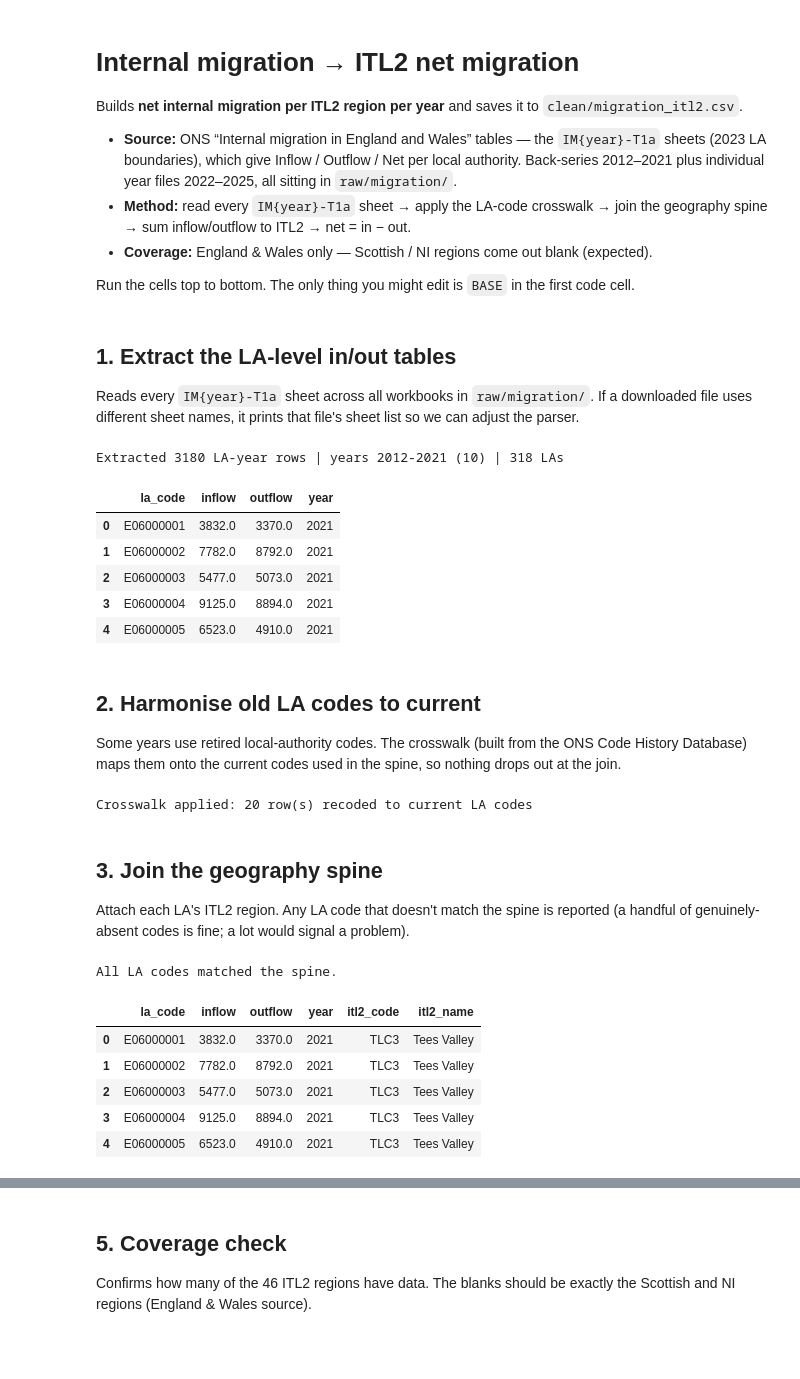
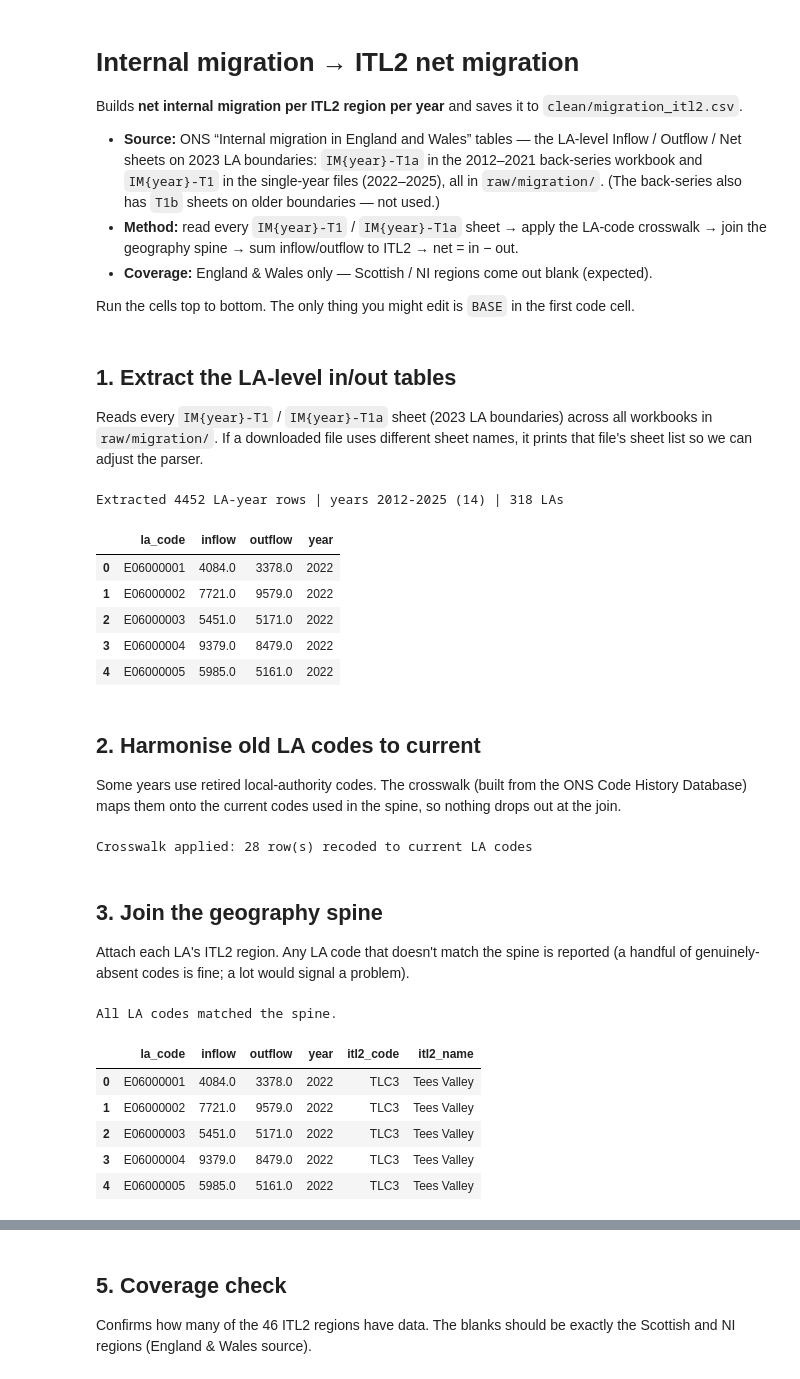
Before and after one commit to hcantekin/Regional-dynamism, a Jupyter notebook: build/migration.ipynb, the cells around one changed output, grey strips where cells are left out. Cells and saved outputs as stored; diff of their text form; code cells hidden in the pictures; blank space fills up the shorter version.

```diff
--- a/build/migration.ipynb
+++ b/build/migration.ipynb
@@ -3,8 +3,8 @@
 
 Builds **net internal migration per ITL2 region per year** and saves it to `clean/migration_itl2.csv`.
 
-- **Source:** ONS “Internal migration in England and Wales” tables — the `IM{year}-T1a` sheets (2023 LA boundaries), which give Inflow / Outflow / Net per local authority. Back-series 2012–2021 plus individual year files 2022–2025, all sitting in `raw/migration/`.
-- **Method:** read every `IM{year}-T1a` sheet → apply the LA-code crosswalk → join the geography spine → sum inflow/outflow to ITL2 → net = in − out.
+- **Source:** ONS “Internal migration in England and Wales” tables — the LA-level Inflow / Outflow / Net sheets on 2023 LA boundaries: `IM{year}-T1a` in the 2012–2021 back-series workbook and `IM{year}-T1` in the single-year files (2022–2025), all in `raw/migration/`. (The back-series also has `T1b` sheets on older boundaries — not used.)
+- **Method:** read every `IM{year}-T1` / `IM{year}-T1a` sheet → apply the LA-code crosswalk → join the geography spine → sum inflow/outflow to ITL2 → net = in − out.
 - **Coverage:** England & Wales only — Scottish / NI regions come out blank (expected).
 
 Run the cells top to bottom. The only thing you might edit is `BASE` in the first code cell.
@@ -32,7 +32,7 @@ def find_header(raw):
 # %% [markdown]
 ## 1. Extract the LA-level in/out tables
 
-Reads every `IM{year}-T1a` sheet across all workbooks in `raw/migration/`. If a downloaded file uses different sheet names, it prints that file's sheet list so we can adjust the parser.
+Reads every `IM{year}-T1` / `IM{year}-T1a` sheet (2023 LA boundaries) across all workbooks in `raw/migration/`. If a downloaded file uses different sheet names, it prints that file's sheet list so we can adjust the parser.
 # %%
 books = sorted(MIG_DIR.glob("*.xlsx"))
 if not books:
@@ -43,45 +43,46 @@ for book in books:
     xl = pd.ExcelFile(book)
     got = 0
     for sh in xl.sheet_names:
-        m = re.fullmatch(r"IM(\d{4})-T1a", sh)
+        m = re.fullmatch(r"IM(\d{4})-T1a?", sh)          # T1a (back-series) or T1 (single-year files)
         if not m:
             continue
         got += 1
         year = int(m.group(1))
         raw = xl.parse(sh, header=None)
         hdr = find_header(raw)
         if hdr is None:
             print(f"  ! {book.name}[{sh}]: no header row found, skipped")
             continue
         df = xl.parse(sh, skiprows=hdr)
         df.columns = [str(c).strip() for c in df.columns]
         la = [c for c in df.columns if c.lower().replace(" ", "") == "lacode"][0]
         ic = [c for c in df.columns if c.lower() == "inflow"][0]
         oc = [c for c in df.columns if c.lower() == "outflow"][0]
         sub = (df[[la, ic, oc]]
                .rename(columns={la: "la_code", ic: "inflow", oc: "outflow"})
                .dropna(subset=["la_code"]))
         sub["la_code"] = sub["la_code"].astype(str).str.strip()
         sub = sub[sub.la_code.str[:3].isin(LA_PREFIX)].copy()
         for c in ("inflow", "outflow"):
             sub[c] = pd.to_numeric(sub[c], errors="coerce")
         sub["year"] = year
         frames.append(sub)
     if got == 0:
-        print(f"  (no IM{{year}}-T1a sheet in {book.name}; its sheets: {xl.sheet_names[:8]}{' ...' if len(xl.sheet_names) > 8 else ''})")
+        print(f"  (no IM{{year}}-T1/T1a sheet in {book.name}; its sheets: {xl.sheet_names[:8]}{' ...' if len(xl.sheet_names) > 8 else ''})")
 
-mig = pd.concat(frames, ignore_index=True).drop_duplicates(["la_code", "year"])
+mig = pd.concat(frames, ignore_index=True)
+assert not mig.duplicated(["la_code", "year"]).any(), "same LA-year in two workbooks"
 years = sorted(mig.year.unique())
 print(f"Extracted {len(mig)} LA-year rows | years {years[0]}-{years[-1]} ({len(years)}) | {mig.la_code.nunique()} LAs")
 mig.head()
 # %% [output]
-Extracted 3180 LA-year rows | years 2012-2021 (10) | 318 LAs
+Extracted 4452 LA-year rows | years 2012-2025 (14) | 318 LAs
 |  | la_code | inflow | outflow | year |
-| 0 | E06000001 | 3832.0 | 3370.0 | 2021 |
-| 1 | E06000002 | 7782.0 | 8792.0 | 2021 |
-| 2 | E06000003 | 5477.0 | 5073.0 | 2021 |
-| 3 | E06000004 | 9125.0 | 8894.0 | 2021 |
-| 4 | E06000005 | 6523.0 | 4910.0 | 2021 |
+| 0 | E06000001 | 4084.0 | 3378.0 | 2022 |
+| 1 | E06000002 | 7721.0 | 9579.0 | 2022 |
+| 2 | E06000003 | 5451.0 | 5171.0 | 2022 |
+| 3 | E06000004 | 9379.0 | 8479.0 | 2022 |
+| 4 | E06000005 | 5985.0 | 5161.0 | 2022 |
 # %% [markdown]
 ## 2. Harmonise old LA codes to current
 
@@ -96,7 +97,7 @@ if CROSSWALK.exists():
 else:
     print("No crosswalk found -- run build/build_crosswalk.py first.")
 # %% [output]
-Crosswalk applied: 20 row(s) recoded to current LA codes
+Crosswalk applied: 28 row(s) recoded to current LA codes
 # %% [markdown]
 ## 3. Join the geography spine
 
@@ -117,8 +118,8 @@ merged.head()
 # %% [output]
 All LA codes matched the spine.
 |  | la_code | inflow | outflow | year | itl2_code | itl2_name |
-| 0 | E06000001 | 3832.0 | 3370.0 | 2021 | TLC3 | Tees Valley |
-| 1 | E06000002 | 7782.0 | 8792.0 | 2021 | TLC3 | Tees Valley |
-| 2 | E06000003 | 5477.0 | 5073.0 | 2021 | TLC3 | Tees Valley |
-| 3 | E06000004 | 9125.0 | 8894.0 | 2021 | TLC3 | Tees Valley |
-| 4 | E06000005 | 6523.0 | 4910.0 | 2021 | TLC3 | Tees Valley |
+| 0 | E06000001 | 4084.0 | 3378.0 | 2022 | TLC3 | Tees Valley |
+| 1 | E06000002 | 7721.0 | 9579.0 | 2022 | TLC3 | Tees Valley |
+| 2 | E06000003 | 5451.0 | 5171.0 | 2022 | TLC3 | Tees Valley |
+| 3 | E06000004 | 9379.0 | 8479.0 | 2022 | TLC3 | Tees Valley |
+| 4 | E06000005 | 5985.0 | 5161.0 | 2022 | TLC3 | Tees Valley |
```
Also changed, not shown: parts of 6 cells of this notebook, 36 other files.
